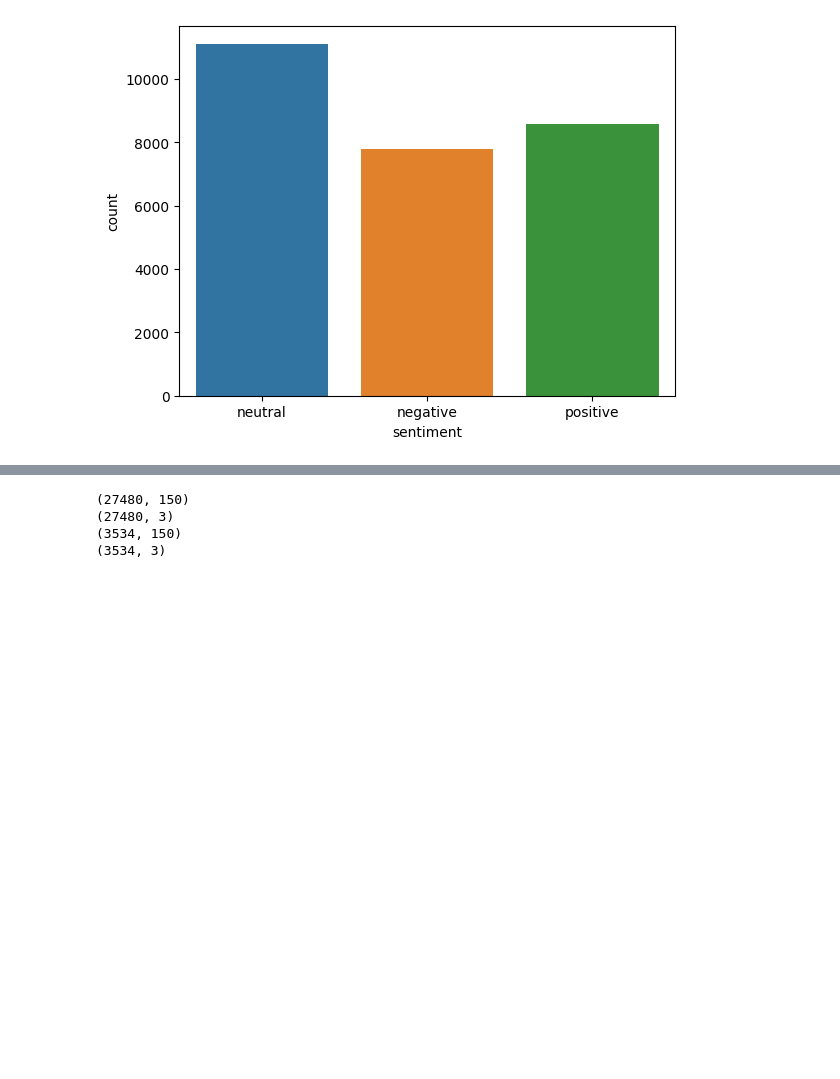
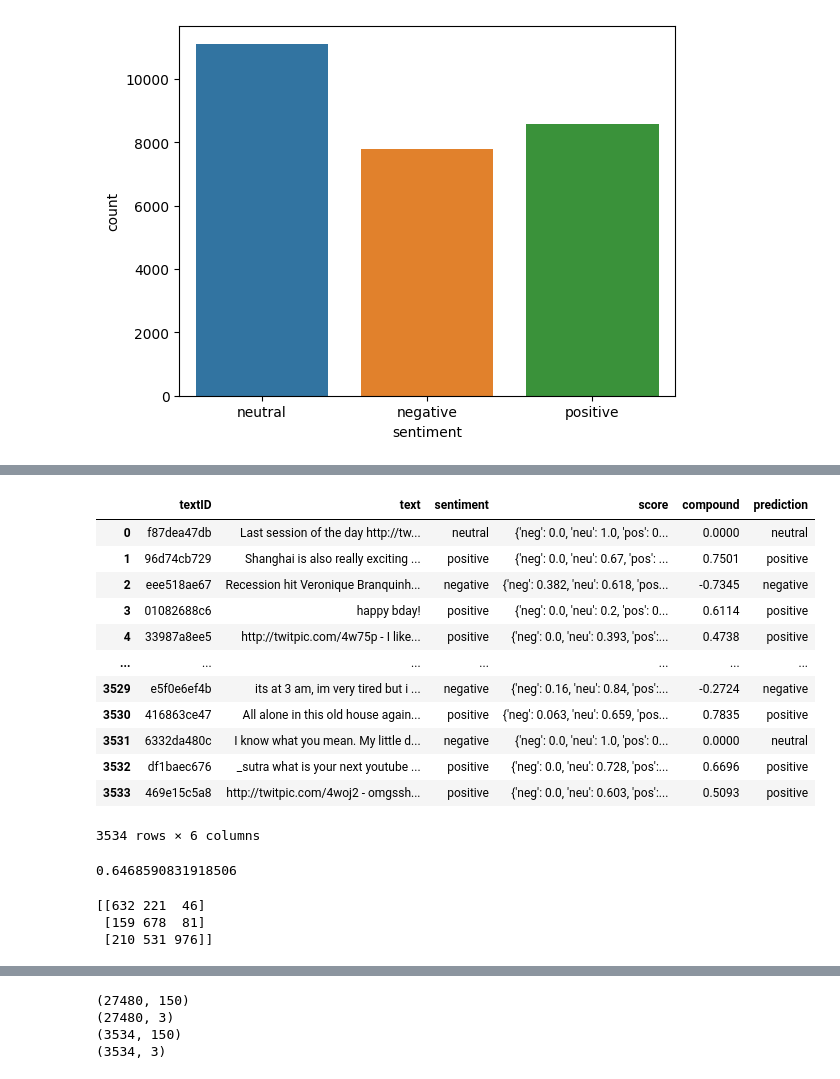
Before and after one commit to JeremyNathanJusuf/tweet-sentiment-analysis, a Jupyter notebook: tweet-sentiment-extraction.ipynb, the cells around one changed output, grey strips where cells are left out. Drawn from its saved outputs; the diff is of its cells as text; code cells hidden in the pictures; blank space fills up the shorter version.

```diff
--- a/tweet-sentiment-extraction.ipynb
+++ b/tweet-sentiment-extraction.ipynb
@@ -66,0 +83,2 @@ sns.countplot(x='sentiment', data=train_data)
+# %%
+sid = SentimentIntensityAnalyzer()
@@ -66,0 +92,22 @@ sns.countplot(x='sentiment', data=train_data)
+# %%
+test_data['score'] = test_data['text'].apply(sid.polarity_scores)
+# %%
+test_data['compound'] = test_data['score'].apply(lambda d : d['compound'])
+# %%
+test_data['prediction'] = test_data['compound'].apply(lambda x : 'positive' if x>0 else ('neutral' if x==0 else'negative'))
+# %%
+test_data
+# %% [output]
+|  | textID | text | sentiment | score | compound | prediction |
+| 0 | f87dea47db | Last session of the day http://tw... | neutral | {'neg': 0.0, 'neu': 1.0, 'pos': 0... | 0.0000 | neutral |
+| 1 | 96d74cb729 | Shanghai is also really exciting ... | positive | {'neg': 0.0, 'neu': 0.67, 'pos': ... | 0.7501 | positive |
+| 2 | eee518ae67 | Recession hit Veronique Branquinh... | negative | {'neg': 0.382, 'neu': 0.618, 'pos... | -0.7345 | negative |
+| 3 | 01082688c6 | happy bday! | positive | {'neg': 0.0, 'neu': 0.2, 'pos': 0... | 0.6114 | positive |
+| 4 | 33987a8ee5 | http://twitpic.com/4w75p - I like... | positive | {'neg': 0.0, 'neu': 0.393, 'pos':... | 0.4738 | positive |
+| ... | ... | ... | ... | ... | ... | ... |
+| 3529 | e5f0e6ef4b | its at 3 am, im very tired but i ... | negative | {'neg': 0.16, 'neu': 0.84, 'pos':... | -0.2724 | negative |
+| 3530 | 416863ce47 | All alone in this old house again... | positive | {'neg': 0.063, 'neu': 0.659, 'pos... | 0.7835 | positive |
+| 3531 | 6332da480c | I know what you mean. My little d... | negative | {'neg': 0.0, 'neu': 1.0, 'pos': 0... | 0.0000 | neutral |
+| 3532 | df1baec676 | _sutra what is your next youtube ... | positive | {'neg': 0.0, 'neu': 0.728, 'pos':... | 0.6696 | positive |
+| 3533 | 469e15c5a8 | http://twitpic.com/4woj2 - omgssh... | positive | {'neg': 0.0, 'neu': 0.603, 'pos':... | 0.5093 | positive |
+3534 rows × 6 columns
@@ -66,0 +116,10 @@ sns.countplot(x='sentiment', data=train_data)
+# %%
+print(accuracy_score(test_data['prediction'], test_data['sentiment']))
+# %% [output]
+0.6468590831918506
+# %%
+print(confusion_matrix(test_data['prediction'], test_data['sentiment']))
+# %% [output]
+[[632 221  46]
+ [159 678  81]
+ [210 531 976]]
```
Also changed, not shown: parts of 30 cells of this notebook.
